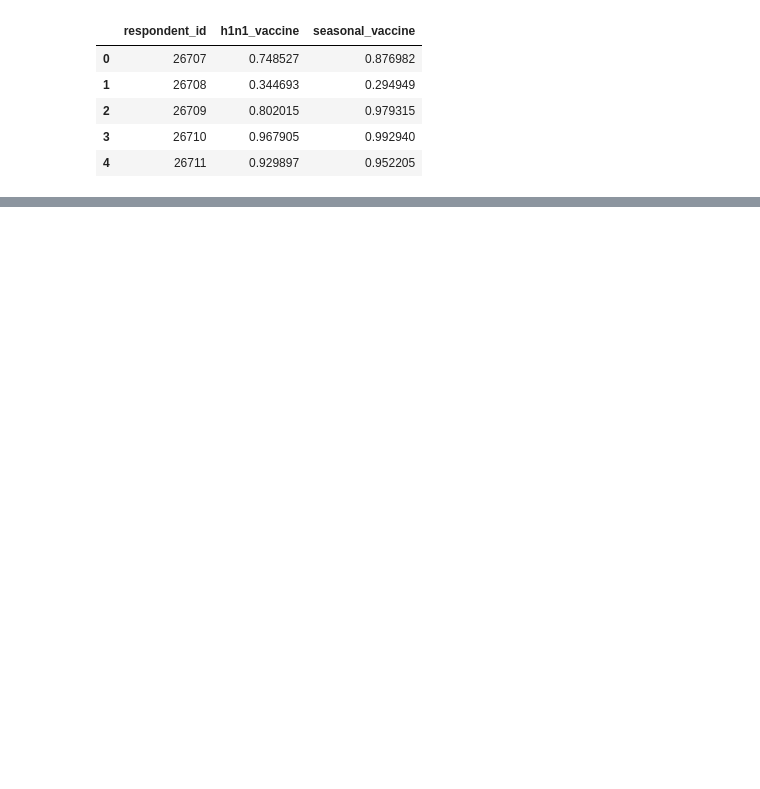
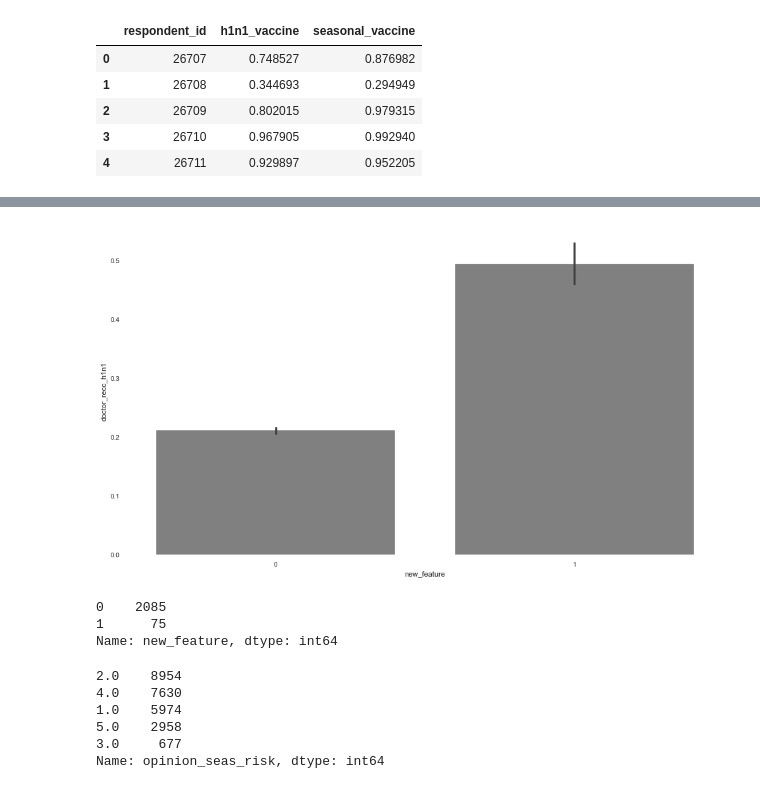
Before and after one commit to mherbert93/predicting-flu-vaccines, a Jupyter notebook: flu_vaccine_model.ipynb, the cells around one changed output, grey strips where cells are left out. Drawn from its saved outputs; the diff is of its cells as text; code cells hidden in the pictures; blank space fills up the shorter version.

```diff
--- a/flu_vaccine_model.ipynb
+++ b/flu_vaccine_model.ipynb
@@ -311,0 +413,12 @@ submission.head()
+# %%
+new_df = train.copy()
+#new_df = train[(train['opinion_h1n1_risk'] >= 4) & (train['h1n1_concern'] == 3)]
+
+def test(row):
+    if row['opinion_h1n1_risk'] > 4 and row['h1n1_concern'] == 3:
+        val = 1
+    else:
+        val = 0
+    return val
+
+new_df['new_feature'] = new_df.apply(test, axis=1)
@@ -311,0 +431,26 @@ submission.head()
+# %%
+plt.figure(figsize=(16,9))
+sns.barplot(
+    x=new_df['new_feature'],
+    y=new_df['doctor_recc_h1n1'],
+    color='grey'
+);
+# %% [output]
+[figure, added]
+# %%
+#new_df['new_feature'].value_counts()
+
+new_df[new_df['doctor_recc_h1n1'].isnull()]['new_feature'].value_counts()
+# %% [output]
+0    2085
+1      75
+Name: new_feature, dtype: int64
+# %%
+train['opinion_seas_risk'].value_counts()
+# %% [output]
+2.0    8954
+4.0    7630
+1.0    5974
+5.0    2958
+3.0     677
+Name: opinion_seas_risk, dtype: int64
```
Also changed, not shown: parts of 16 cells of this notebook, 3 other files.
